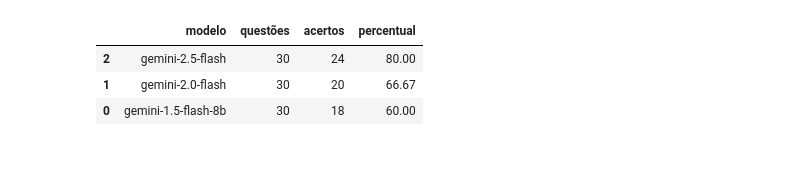
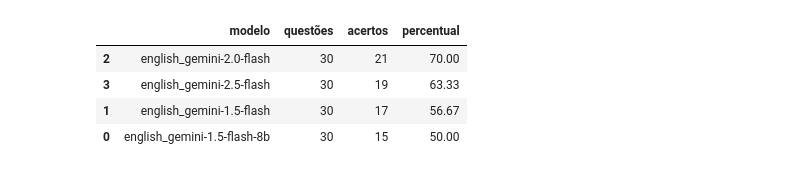
Before and after one commit to pcalais/law-cognitive-structure, a Jupyter notebook: notebooks/evaluate-models.ipynb, the cells around one changed output. Cells and saved outputs as stored; diff of their text form; code cells hidden in the pictures.

```diff
--- a/notebooks/evaluate-models.ipynb
+++ b/notebooks/evaluate-models.ipynb
@@ -16,7 +16,7 @@ import os
 import glob
 
 # Caminho da pasta com os arquivos CSV
-folder_path = 'data/model-runs'
+folder_path = 'data/model-runs-english'
 csv_files = glob.glob(os.path.join(folder_path, '*_answers.csv'))
 
 # Lista para guardar os resultados de cada modelo
@@ -30,33 +30,34 @@ for filepath in csv_files:
     # Lê o CSV com pandas
     df = pd.read_csv(filepath)
 
     # Garante que as colunas esperadas estão presentes
     if 'alternativa' not in df.columns or 'correct' not in df.columns:
         print(f"Aviso: arquivo {filename} não contém as colunas esperadas.")
         continue
 
     # Conta quantas respostas estão corretas
     total_questions = len(df)
     correct_answers = (df['alternativa'] == df['correct']).sum()
     percentage = correct_answers / total_questions * 100
 
     # Adiciona os resultados à lista
     model_results.append({
         'modelo': model_name,
         'questões': total_questions,
         'acertos': correct_answers,
         'percentual': round(percentage, 2)
     })
 
 # Cria um DataFrame com os resultados
 results_df = pd.DataFrame(model_results)
 
 # Ordena do maior para o menor percentual de acertos
 results_df = results_df.sort_values(by='percentual', ascending=False)
 
 results_df.head()
 # %% [output]
 |  | modelo | questões | acertos | percentual |
-| 2 | gemini-2.5-flash | 30 | 24 | 80.00 |
-| 1 | gemini-2.0-flash | 30 | 20 | 66.67 |
-| 0 | gemini-1.5-flash-8b | 30 | 18 | 60.00 |
+| 2 | english_gemini-2.0-flash | 30 | 21 | 70.00 |
+| 3 | english_gemini-2.5-flash | 30 | 19 | 63.33 |
+| 1 | english_gemini-1.5-flash | 30 | 17 | 56.67 |
+| 0 | english_gemini-1.5-flash-8b | 30 | 15 | 50.00 |
```
Also changed, not shown: 2 other files.
